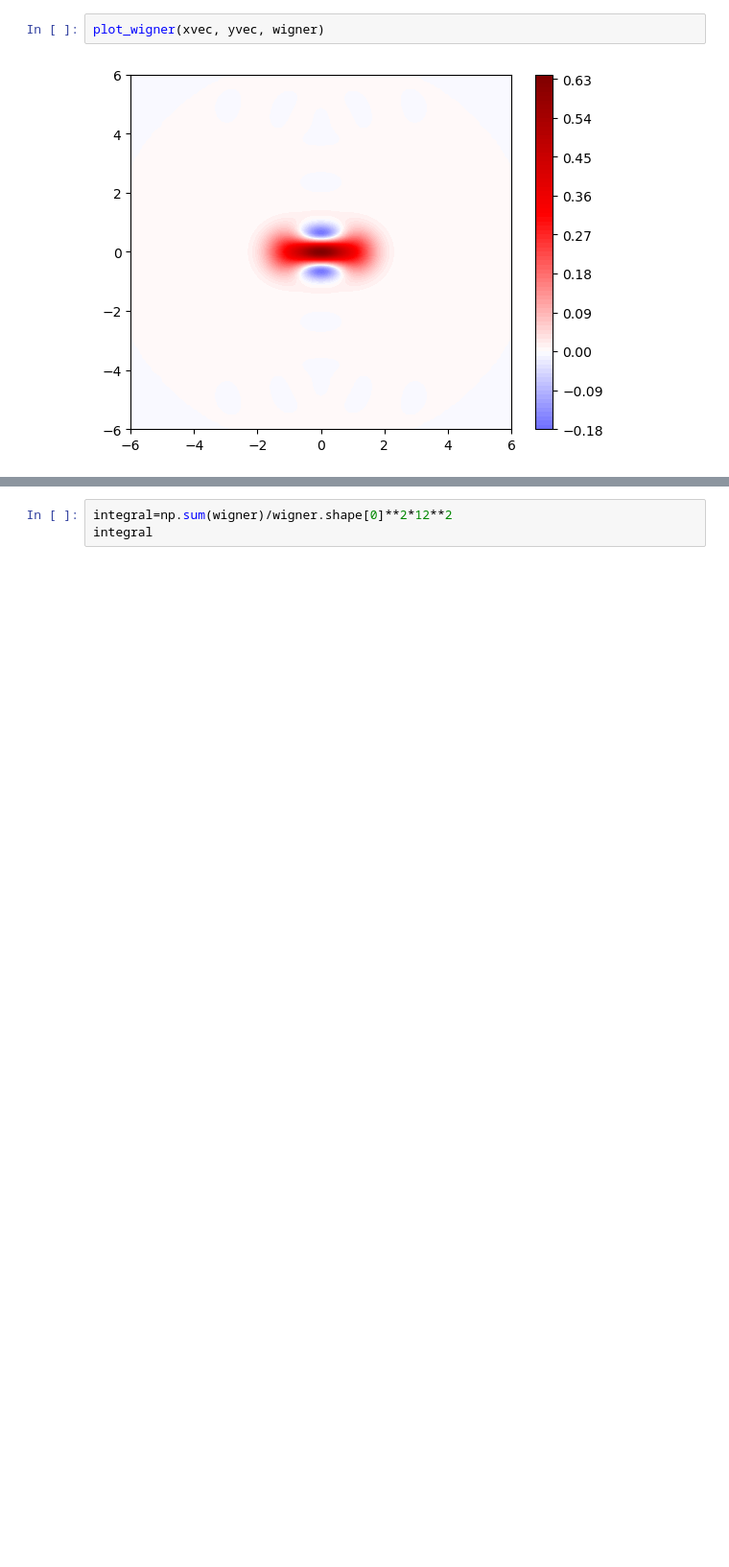
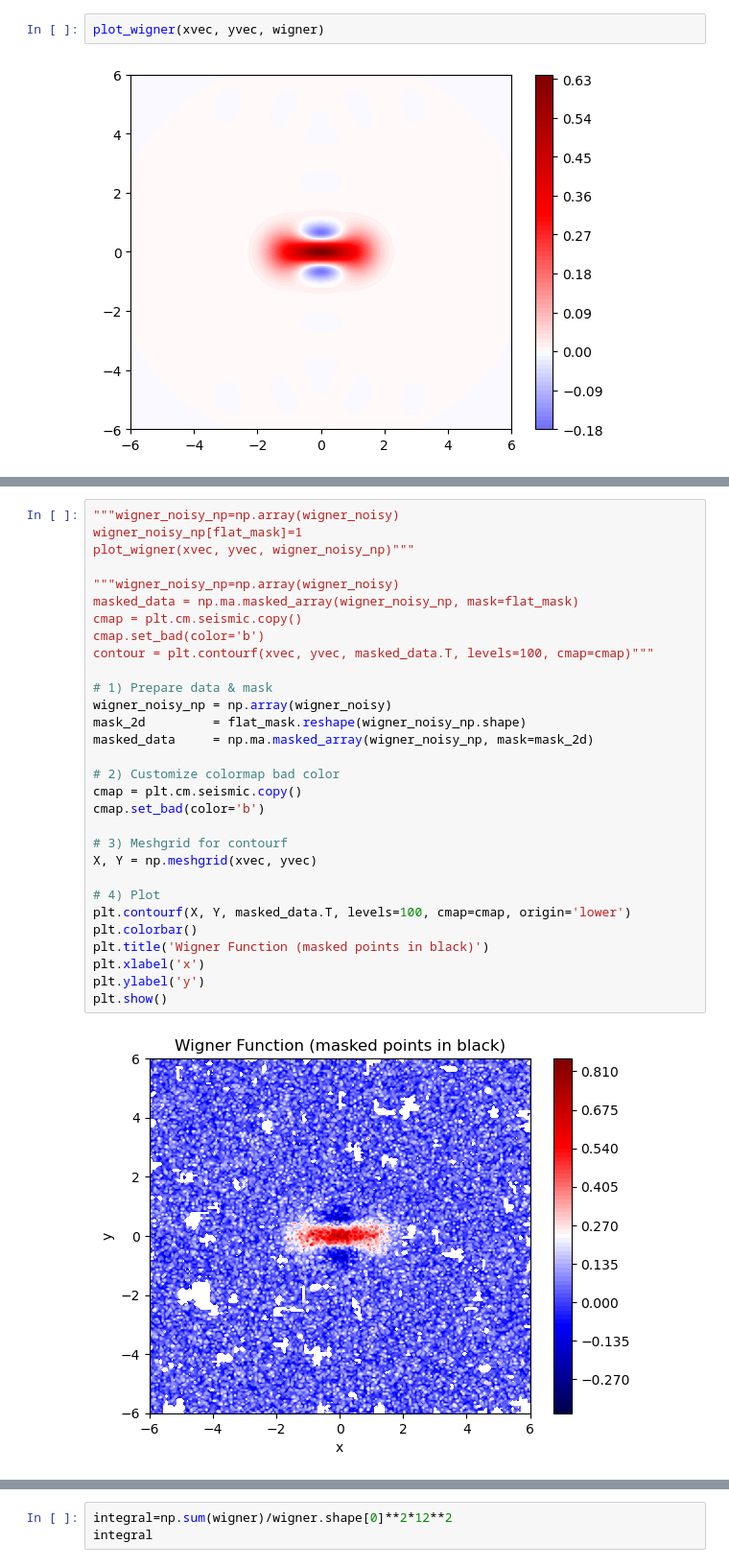
Before and after one commit to Manant02/ETH-Hackathon-2025-AandB, a Jupyter notebook: workspaces/Fabian/TaskC.ipynb, the cells around one changed output, grey strips where cells are left out. Shown at 96% size. Saved outputs shown, nothing was run; the diff lists cells and outputs as text; blank space fills up the shorter version.

```diff
--- a/workspaces/Fabian/TaskC.ipynb
+++ b/workspaces/Fabian/TaskC.ipynb
@@ -138,3 +176,35 @@ plot_wigner(xvec, yvec, wigner_noisy_np)
+# %%
+"""wigner_noisy_np=np.array(wigner_noisy)
+wigner_noisy_np[flat_mask]=1
+plot_wigner(xvec, yvec, wigner_noisy_np)"""
+
+"""wigner_noisy_np=np.array(wigner_noisy)
+masked_data = np.ma.masked_array(wigner_noisy_np, mask=flat_mask)
+cmap = plt.cm.seismic.copy()
+cmap.set_bad(color='b')
+contour = plt.contourf(xvec, yvec, masked_data.T, levels=100, cmap=cmap)"""
+
+# 1) Prepare data & mask
+wigner_noisy_np = np.array(wigner_noisy)
+mask_2d         = flat_mask.reshape(wigner_noisy_np.shape)
+masked_data     = np.ma.masked_array(wigner_noisy_np, mask=mask_2d)
+
+# 2) Customize colormap bad color
+cmap = plt.cm.seismic.copy()
+cmap.set_bad(color='b')
+
+# 3) Meshgrid for contourf
+X, Y = np.meshgrid(xvec, yvec)
+
+# 4) Plot
+plt.contourf(X, Y, masked_data.T, levels=100, cmap=cmap, origin='lower')
+plt.colorbar()
+plt.title('Wigner Function (masked points in black)')
+plt.xlabel('x')
+plt.ylabel('y')
+plt.show()
+# %% [output]
+[figure, added]
 # %%
 wigner_noisy_offsetted=wigner_noisy-b_est
 plot_wigner(xvec, yvec, wigner_noisy_offsetted)
```
Also changed, not shown: parts of 8 cells of this notebook, 12 other files.
